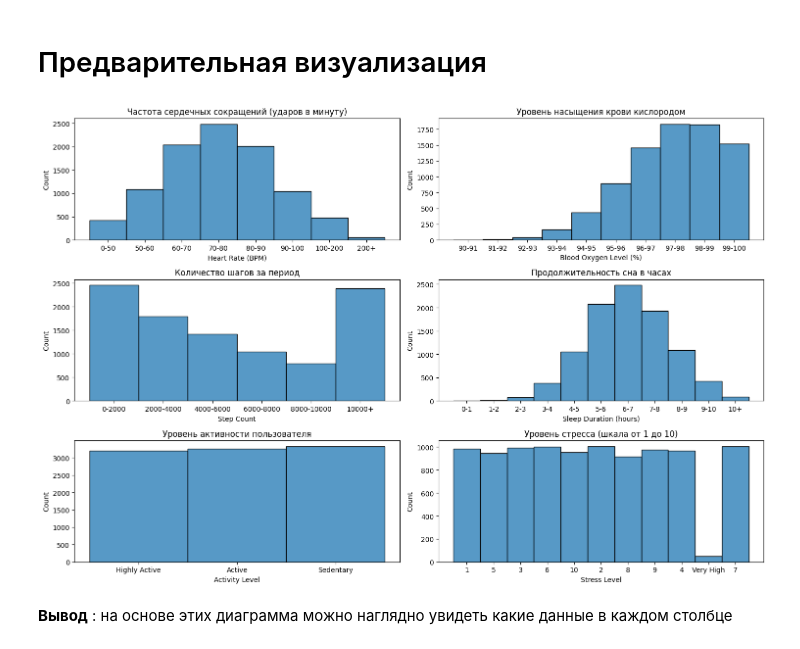
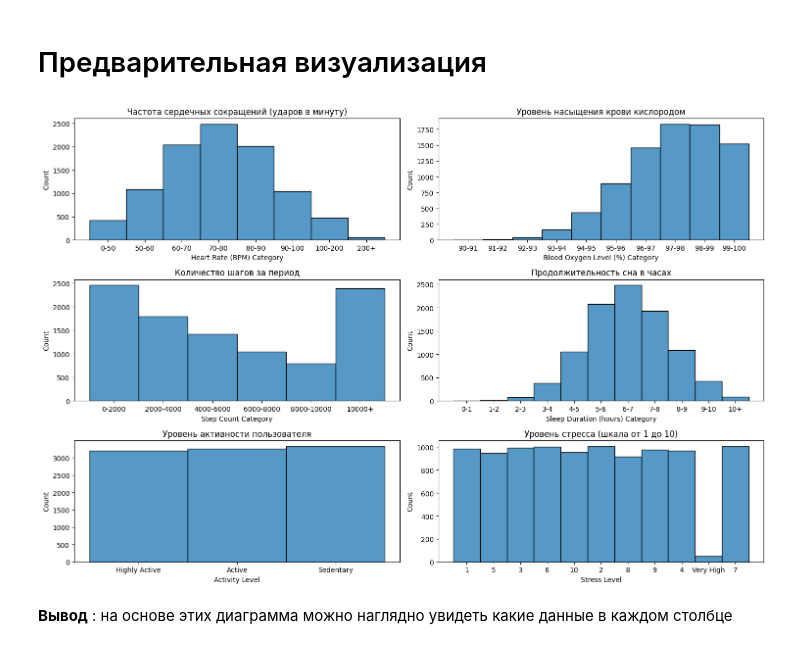
Before and after one commit to AndryushkaKolesnikov/SmartHealth-Watch-Analytics, a Jupyter notebook: smartwatch.ipynb, the cells around one changed output. Cells and saved outputs as stored; diff of their text form; code cells hidden in the pictures.

```diff
--- a/smartwatch.ipynb
+++ b/smartwatch.ipynb
@@ -47,0 +111,3 @@ df
+# %%
+df['Activity Level'] = df['Activity Level'].apply(activity_level_group)  # вызов функции
+df['Activity Level'].value_counts(dropna=False)
@@ -91,9 +193,9 @@ df_copy['Heart Rate (BPM)'] = pd.cut(
 # %%
-# Преобразуем столбец 'Blood Oxygen Level (%)' в числовой формат
-df_copy['Blood Oxygen Level (%)'] = pd.to_numeric(df['Blood Oxygen Level (%)'], errors='coerce')
+# Преобразуем столбец 'Blood Oxygen Level (%)' в числовой формат и копируем в новый столбец
+df['Blood Oxygen Level (%) Category'] = pd.to_numeric(df['Blood Oxygen Level (%)'], errors='coerce')
 # Разделяем значения столбца 'Blood Oxygen Level (%)' на интервалы (диапазоны) с помощью функции pd.cut()
-df_copy['Blood Oxygen Level (%)'] = pd.cut(
-    df['Blood Oxygen Level (%)'],     # Столбец, который нужно разделить на интервалы
+df['Blood Oxygen Level (%) Category'] = pd.cut(
+    df['Blood Oxygen Level (%) Category'],     # Столбец, который нужно разделить на интервалы
     bins = [90, 91, 92, 93, 94, 95, 96, 97, 98, 99, 100],     # Границы интервалов
     labels = ['90-91', '91-92', '92-93', '93-94', '94-95', '95-96', '96-97', '97-98', '98-99', '99-100'],    # Метки для интервалов
     right = False    # Указывает, что правая граница интервала не включается
@@ -103,9 +243,9 @@ df_copy['Blood Oxygen Level (%)'] = pd.cut(
 # %%
-# Преобразуем столбец 'Step Count' в числовой формат
-df_copy['Step Count'] = pd.to_numeric(df['Step Count'], errors='coerce')
+# Преобразуем столбец 'Step Count' в числовой формат и копируем в новый столбец
+df['Step Count Category'] = pd.to_numeric(df['Step Count'], errors='coerce')
 # Разделяем значения столбца 'Step Count' на интервалы (диапазоны) с помощью функции pd.cut()
-df_copy['Step Count'] = pd.cut(
-    df['Step Count'],   # Столбец, который нужно разделить на интервалы
+df['Step Count Category'] = pd.cut(
+    df['Step Count Category'],   # Столбец, который нужно разделить на интервалы
     bins=[0, 2000, 4000, 6000, 8000, 10000, 200000],  # Границы интервалов
     labels=['0-2000', '2000-4000', '4000-6000', '6000-8000', '8000-10000', '10000+'],  # Метки для интервалов
     right=False  # Указывает, что правая граница интервала не включается
@@ -115,9 +289,9 @@ df_copy['Step Count'] = pd.cut(
 # %%
-# Преобразуем столбец 'Sleep Duration (hours)' в числовой формат.
-df_copy['Sleep Duration (hours)'] = pd.to_numeric(df_copy['Sleep Duration (hours)'], errors='coerce')
+# Преобразуем столбец 'Sleep Duration (hours)' в числовой формат и копируем в новый столбец
+df['Sleep Duration (hours) Catagory'] = pd.to_numeric(df['Sleep Duration (hours)'], errors='coerce')
 # Разделяем значения столбца 'Sleep Duration (hours)' на интервалы (диапазоны) с помощью функции pd.cut()
-df_copy['Sleep Duration (hours)'] = pd.cut(
-    df_copy['Sleep Duration (hours)'],    # Столбец, который нужно разделить на интервалы
+df['Sleep Duration (hours) Category'] = pd.cut(
+    df['Sleep Duration (hours) Catagory'],    # Столбец, который нужно разделить на интервалы
     bins=[0, 1, 2, 3, 4, 5, 6, 7, 8, 9, 10, 100],         # Границы интервалов
     labels=['0-1', '1-2', '2-3', '3-4', '4-5', '5-6', '6-7', '7-8', '8-9', '9-10', '10+'],       # Метки для интервалов
     right=False   # Указывает, что правая граница интервала не включается
@@ -154,24 +319,24 @@ Name: count, dtype: int64
 # %%
 # Создание сетки графиком
 fig, axes = plt.subplots(3, 2, figsize=(15, 10))
 # строим гистрограммы для каждого столбца DataFrame, где указывается столбец DataFrame и положение в сетки
-sns.histplot(df_copy['Heart Rate (BPM)'], ax = axes[0][0])
-sns.histplot(df_copy['Blood Oxygen Level (%)'], ax = axes[0][1])
-sns.histplot(df_copy['Step Count'], ax = axes[1][0])
-sns.histplot(df_copy['Sleep Duration (hours)'], ax = axes[1][1])
-sns.histplot(df_copy['Activity Level'], ax = axes[2][0])
-sns.histplot(df_copy['Stress Level'], ax = axes[2][1])
+sns.histplot(df['Heart Rate (BPM) Category'], ax = axes[0][0])
+sns.histplot(df['Blood Oxygen Level (%) Category'], ax = axes[0][1])
+sns.histplot(df['Step Count Category'], ax = axes[1][0])
+sns.histplot(df['Sleep Duration (hours) Category'], ax = axes[1][1])
+sns.histplot(df['Activity Level'], ax = axes[2][0])
+sns.histplot(df['Stress Level'], ax = axes[2][1])
 # для каждого графика в сетке задаем заголовок
 axes[0][0].set_title('Частота сердечных сокращений (ударов в минуту)')
 axes[0][1].set_title('Уровень насыщения крови кислородом')
 axes[1][0].set_title('Количество шагов за период')
 axes[1][1].set_title('Продолжительность сна в часах')
 axes[2][0].set_title('Уровень активности пользователя')
 axes[2][1].set_title('Уровень стресса (шкала от 1 до 10)')
 plt.tight_layout()          # задаем автоматическую настройку расположения графиком
 plt.show()        # отображаем все графики на экране
 # %% [output]
-[figure, old version]
+[figure, new version]
 # %% [markdown]
 **Вывод** : на основе этих диаграмма можно наглядно увидеть какие данные в каждом столбце
 # %%
```
Also changed, not shown: parts of 46 cells of this notebook.
